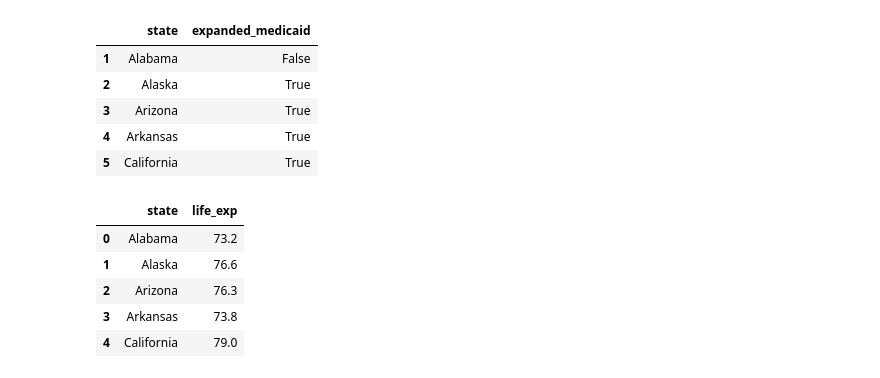
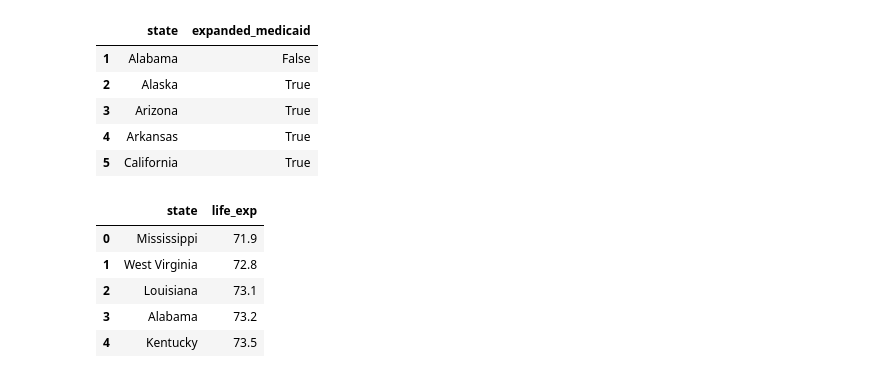
Before and after one commit to bdiamond2/medicaid-expansion-analysis, a Jupyter notebook: medicaid_expansion.ipynb, the cells around one changed output. Saved outputs shown, nothing was run; the diff lists cells and outputs as text; code cells hidden in the pictures.

```diff
--- a/medicaid_expansion.ipynb
+++ b/medicaid_expansion.ipynb
@@ -53,21 +53,23 @@ df_medicaid.head()
 # %%
 df_life_exp = pd.read_csv('data/cdc_life_exp.csv')
 df_life_exp = df_life_exp.rename(columns={'STATE':'state_abbr', 'RATE':'life_exp'})
 
 df_life_exp = df_life_exp.loc[df_life_exp['YEAR'] == max(df_life_exp['YEAR'])]
 state_names = []
 for s in df_life_exp['state_abbr']:
     state_names.append(us.states.lookup(s).name)
 df_life_exp['state'] = state_names
 df_life_exp = df_life_exp[['state', 'life_exp']]
-df_life_exp.head(5)
+df_life_exp = df_life_exp.sort_values('life_exp').reset_index().drop(columns='index')
+
+df_life_exp.head()
 # %% [output]
 |  | state | life_exp |
-| 0 | Alabama | 73.2 |
-| 1 | Alaska | 76.6 |
-| 2 | Arizona | 76.3 |
-| 3 | Arkansas | 73.8 |
-| 4 | California | 79.0 |
+| 0 | Mississippi | 71.9 |
+| 1 | West Virginia | 72.8 |
+| 2 | Louisiana | 73.1 |
+| 3 | Alabama | 73.2 |
+| 4 | Kentucky | 73.5 |
 # %%
 # API endpoint URL for poverty rate data by state
 url = 'https://api.census.gov/data/timeseries/poverty/saipe?get=NAME,SAEPOVRTALL_PT&for=state:*&time=2021'
```
Also changed, not shown: parts of 6 cells of this notebook.
